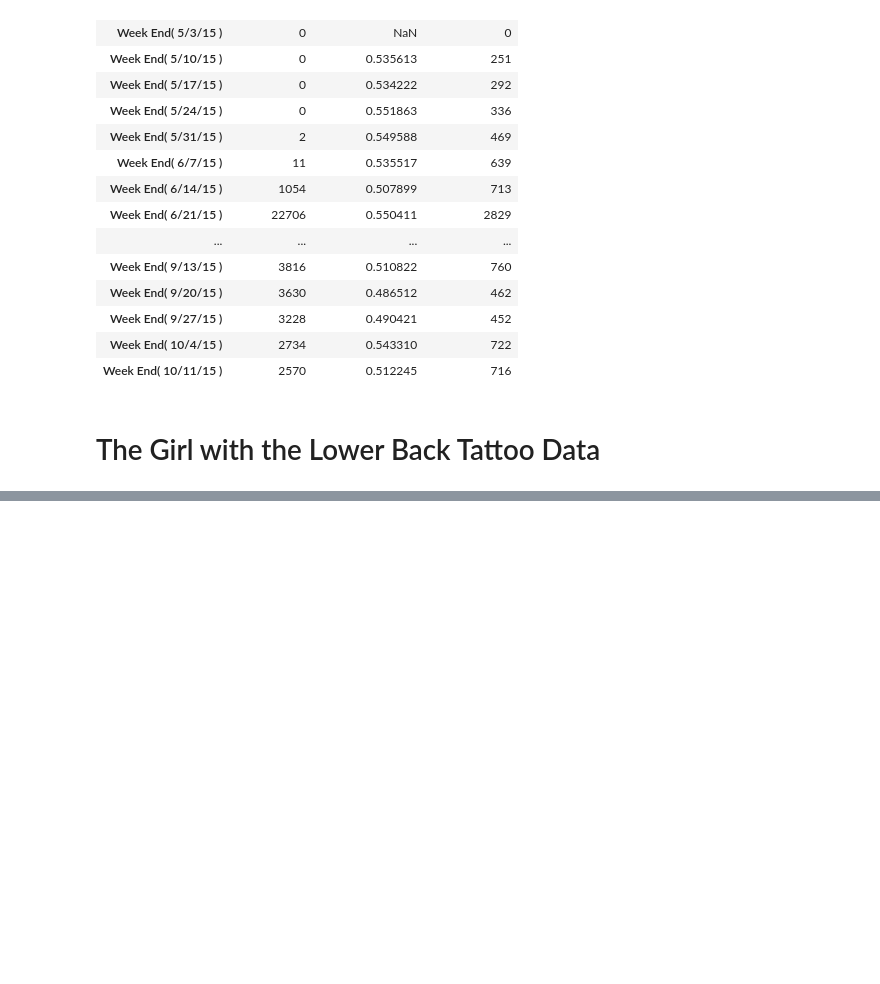
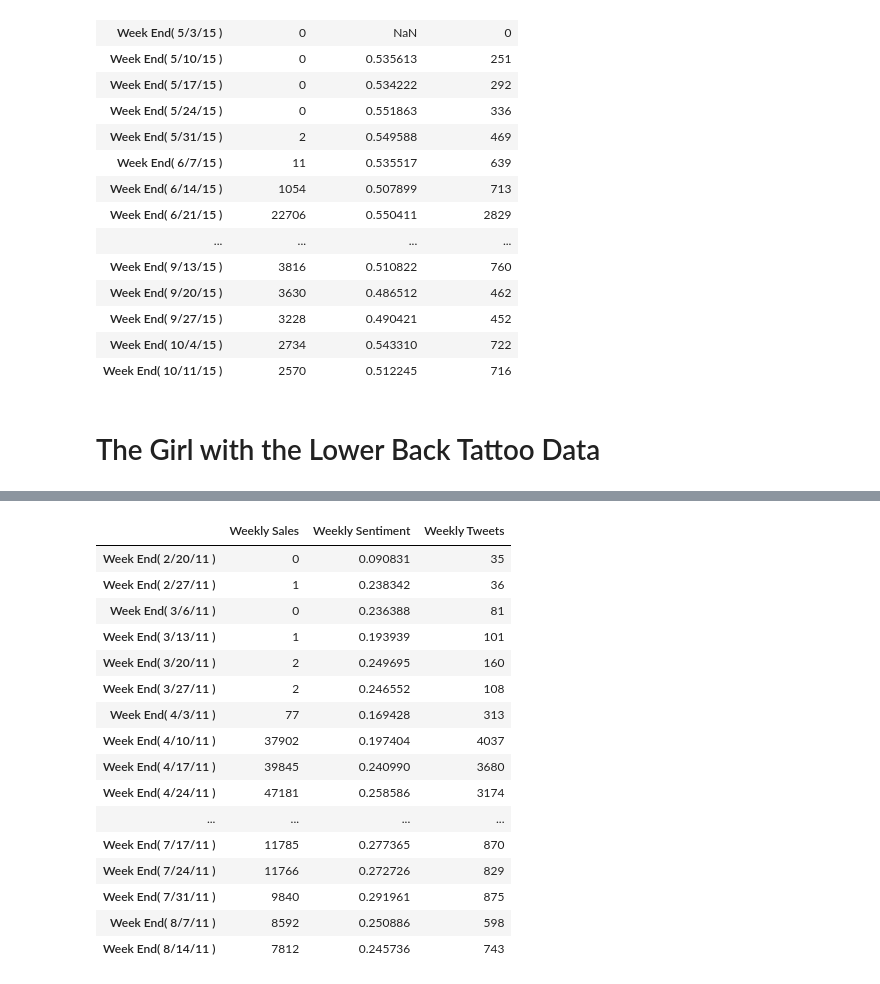
Before and after one commit to rdk5/wheres-my-data-dude, a Jupyter notebook: Tweet Retrieval/ImportBookData.ipynb, the cells around one changed output, grey strips where cells are left out. Cells and saved outputs as stored; diff of their text form; code cells hidden in the pictures; blank space fills up the shorter version.

```diff
--- a/Tweet Retrieval/ImportBookData.ipynb
+++ b/Tweet Retrieval/ImportBookData.ipynb
@@ -231,0 +342,12 @@ BackTattoo.to_csv("back_tattoo_full_data.csv")
+# %%
+dates = "Dates/bossypants_dates.csv"
+date_df = pd.read_csv(dates)
+weekly_sentiment = []
+weekly_tweets = []
+for index, row in date_df.iterrows():
+    date = row["Week Start"]
+    date2 = row["Week End"]
+    mask = (frame4[' date'] > str(date)) & (frame4[' date'] <= str(date2))
+    weekly_tweets.append(len(frame4.loc[mask]))
+    weekly_sentiment.append(np.mean(frame4.loc[mask]["Tweet Sentiment"]))
+weekly_tweets
@@ -231,0 +372,27 @@ BackTattoo.to_csv("back_tattoo_full_data.csv")
+# %%
+pos_data = "../CSV/POS Data/bp_pos_data.csv"
+pos = pd.read_csv(pos_data)
+sums = pos.sum(axis=0).to_frame()
+sums_df = sums.iloc[1:]
+sums_df[0]
+Bossypants = pd.DataFrame({"Weekly Sentiment": weekly_sentiment, "Weekly Tweets": weekly_tweets, "Weekly Sales": sums_df[0]})
+# %%
+Bossypants
+# %% [output]
+|  | Weekly Sales | Weekly Sentiment | Weekly Tweets |
+| Week End( 2/20/11 ) | 0 | 0.090831 | 35 |
+| Week End( 2/27/11 ) | 1 | 0.238342 | 36 |
+| Week End( 3/6/11 ) | 0 | 0.236388 | 81 |
+| Week End( 3/13/11 ) | 1 | 0.193939 | 101 |
+| Week End( 3/20/11 ) | 2 | 0.249695 | 160 |
+| Week End( 3/27/11 ) | 2 | 0.246552 | 108 |
+| Week End( 4/3/11 ) | 77 | 0.169428 | 313 |
+| Week End( 4/10/11 ) | 37902 | 0.197404 | 4037 |
+| Week End( 4/17/11 ) | 39845 | 0.240990 | 3680 |
+| Week End( 4/24/11 ) | 47181 | 0.258586 | 3174 |
+| ... | ... | ... | ... |
+| Week End( 7/17/11 ) | 11785 | 0.277365 | 870 |
+| Week End( 7/24/11 ) | 11766 | 0.272726 | 829 |
+| Week End( 7/31/11 ) | 9840 | 0.291961 | 875 |
+| Week End( 8/7/11 ) | 8592 | 0.250886 | 598 |
+| Week End( 8/14/11 ) | 7812 | 0.245736 | 743 |
```
Also changed, not shown: parts of 13 cells of this notebook, 36 other files.
